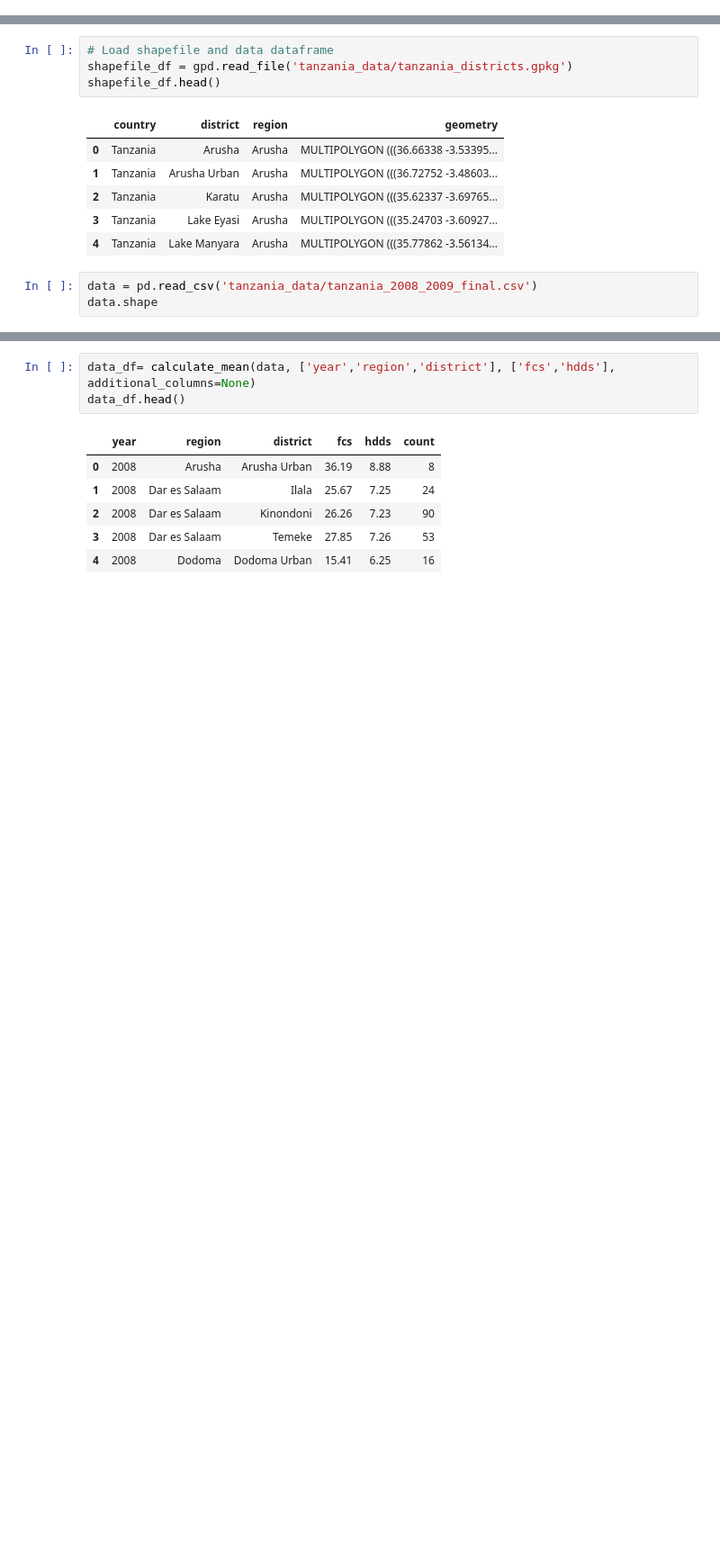
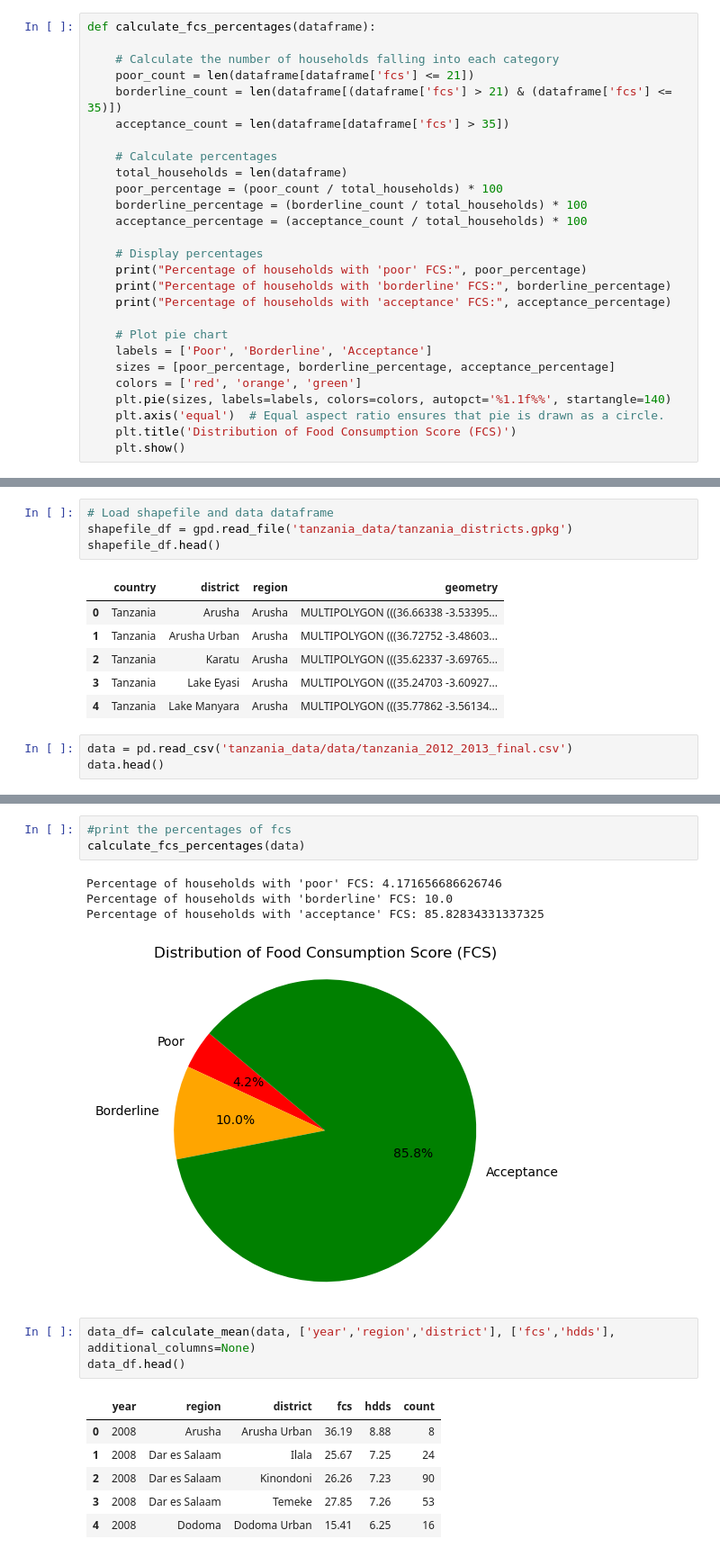
Before and after one commit to ashuu944/Predicting-Food-Security-Indicators, a Jupyter notebook: data_exploration_and_visualization.ipynb, the cells around one changed output, grey strips where cells are left out. Shown at 90% size. Saved outputs shown, nothing was run; the diff lists cells and outputs as text; blank space fills up the shorter version.

```diff
--- a/data_exploration_and_visualization.ipynb
+++ b/data_exploration_and_visualization.ipynb
@@ -68,6 +69,33 @@ def calculate_mean(dataframe, group_by_columns, average_columns, additional_colu
         aggregated_data = aggregated_data[columns_order]
 
     return aggregated_data
+# %%
+def calculate_fcs_percentages(dataframe):
+
+    # Calculate the number of households falling into each category
+    poor_count = len(dataframe[dataframe['fcs'] <= 21])
+    borderline_count = len(dataframe[(dataframe['fcs'] > 21) & (dataframe['fcs'] <= 35)])
+    acceptance_count = len(dataframe[dataframe['fcs'] > 35])
+
+    # Calculate percentages
+    total_households = len(dataframe)
+    poor_percentage = (poor_count / total_households) * 100
+    borderline_percentage = (borderline_count / total_households) * 100
+    acceptance_percentage = (acceptance_count / total_households) * 100
+
+    # Display percentages
+    print("Percentage of households with 'poor' FCS:", poor_percentage)
+    print("Percentage of households with 'borderline' FCS:", borderline_percentage)
+    print("Percentage of households with 'acceptance' FCS:", acceptance_percentage)
+
+    # Plot pie chart
+    labels = ['Poor', 'Borderline', 'Acceptance']
+    sizes = [poor_percentage, borderline_percentage, acceptance_percentage]
+    colors = ['red', 'orange', 'green']
+    plt.pie(sizes, labels=labels, colors=colors, autopct='%1.1f%%', startangle=140)
+    plt.axis('equal')  # Equal aspect ratio ensures that pie is drawn as a circle.
+    plt.title('Distribution of Food Consumption Score (FCS)')
+    plt.show()
 # %% [markdown]
 ## Visualization Functions
 # %%
@@ -429,6 +457,6 @@ shapefile_df.head()
 | 3 | Tanzania | Lake Eyasi | Arusha | MULTIPOLYGON (((35.24703 -3.60927... |
 | 4 | Tanzania | Lake Manyara | Arusha | MULTIPOLYGON (((35.77862 -3.56134... |
 # %%
-data = pd.read_csv('tanzania_data/tanzania_2008_2009_final.csv')
-data.shape
+data = pd.read_csv('tanzania_data/data/tanzania_2012_2013_final.csv')
+data.head()
 # %% [output]
@@ -436,3 +469,11 @@ data.shape
+# %%
+#print the percentages of fcs
+calculate_fcs_percentages(data)
+# %% [output]
+Percentage of households with 'poor' FCS: 4.171656686626746
+Percentage of households with 'borderline' FCS: 10.0
+Percentage of households with 'acceptance' FCS: 85.82834331337325
+[figure, added]
 # %%
 data_df= calculate_mean(data, ['year','region','district'], ['fcs','hdds'], additional_columns=None)
 data_df.head()
```
Also changed, not shown: parts of 13 cells of this notebook, 1 other file.
